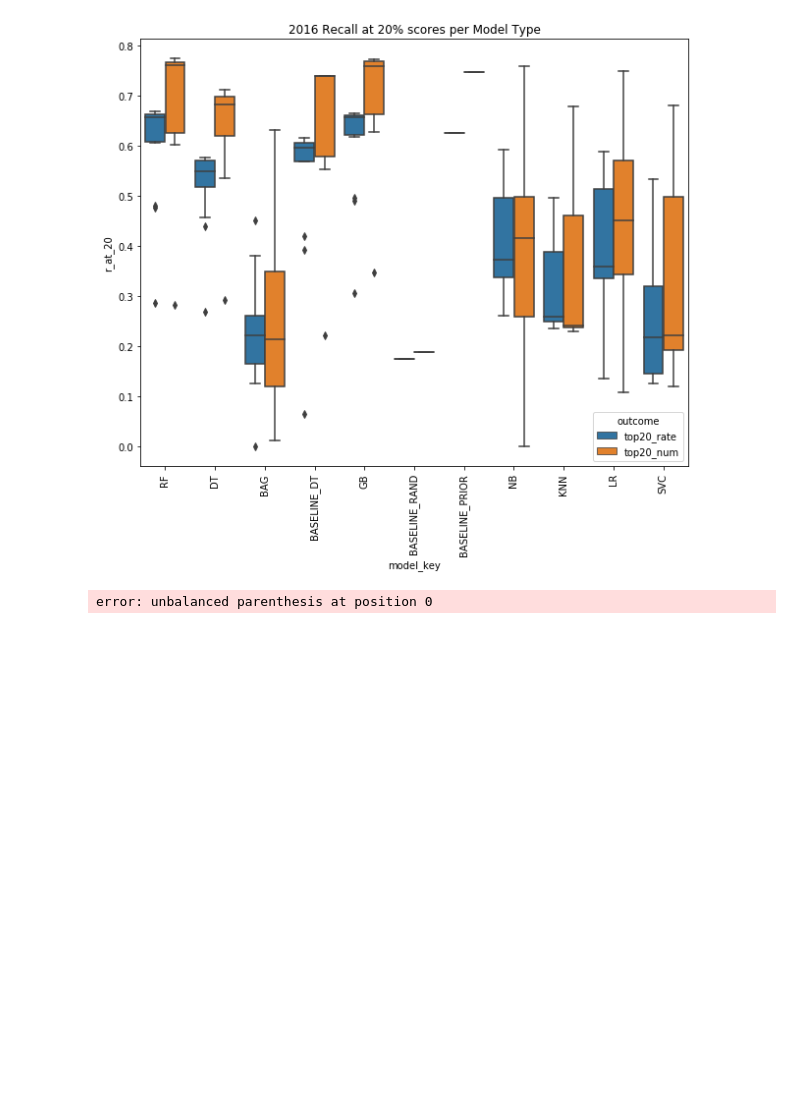
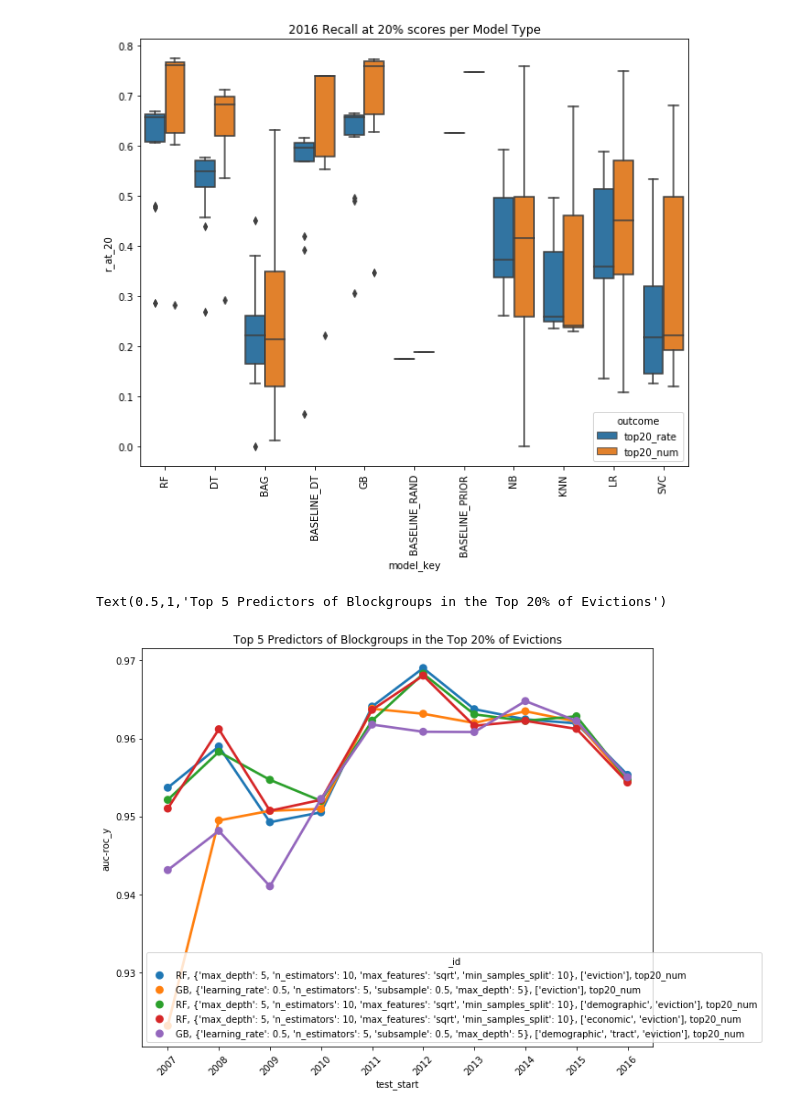
Before and after one commit to justincohler/evictions-learn, a Jupyter notebook: src/Bias Analysis.ipynb, the cells around one changed output. Drawn from its saved outputs; the diff is of its cells as text; code cells hidden in the pictures; blank space fills up the shorter version.

Commit message:
Update bias analysis with both ts plots

```diff
--- a/src/Bias Analysis.ipynb
+++ b/src/Bias Analysis.ipynb
@@ -209,23 +237,14 @@ plt.xticks(rotation=90)
 plt.rcParams['figure.figsize'] = [10, 8]
 # %% [output]
 [figure]
-# %%
-format_left = "(datetime.datetime(%Y, %M, %d, 0, 0"
-format_right = "datetime.datetime(%Y, %M, %d, 0, 0))"
-
-start = []
-end = []
-for rec in results['training_dates']:
-    left, right = rec.split('), ')
-    start.append(datetime.datetime.strptime(left, format_left))
-    end.append()
-
-for rec in results['testing_dates']:
-
-
-
-
-#print(datetime.datetime.strptime(left, format_left))
-#print(datetime.datetime.strptime(right, format_right))
-# %% [output]
-error: unbalanced parenthesis at position 0
+# %%
+best5['_id'] = best5.model_key.astype(str) + ', ' + best5.parameters.astype(str) + ', ' + best5.feature_sets.astype(str) + ', ' + best5.outcome.astype(str)
+best5 = best5.sort_values('test_start', ascending=True)
+best5
+
+p = sns.pointplot(x="test_start", y="auc-roc_y", hue="_id", data=best5)
+plt.xticks(rotation=45)
+plt.title("Top 5 Predictors of Blockgroups in the Top 20% of Evictions")
+# %% [output]
+Text(0.5,1,'Top 5 Predictors of Blockgroups in the Top 20% of Evictions')
+[figure, added]
```
Also changed, not shown: parts of 4 cells of this notebook.
